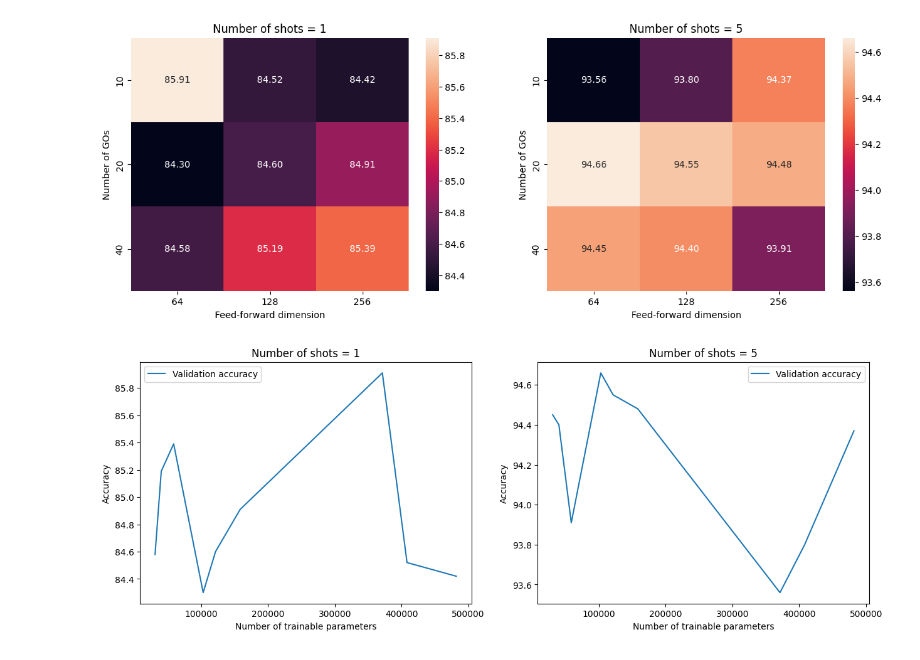
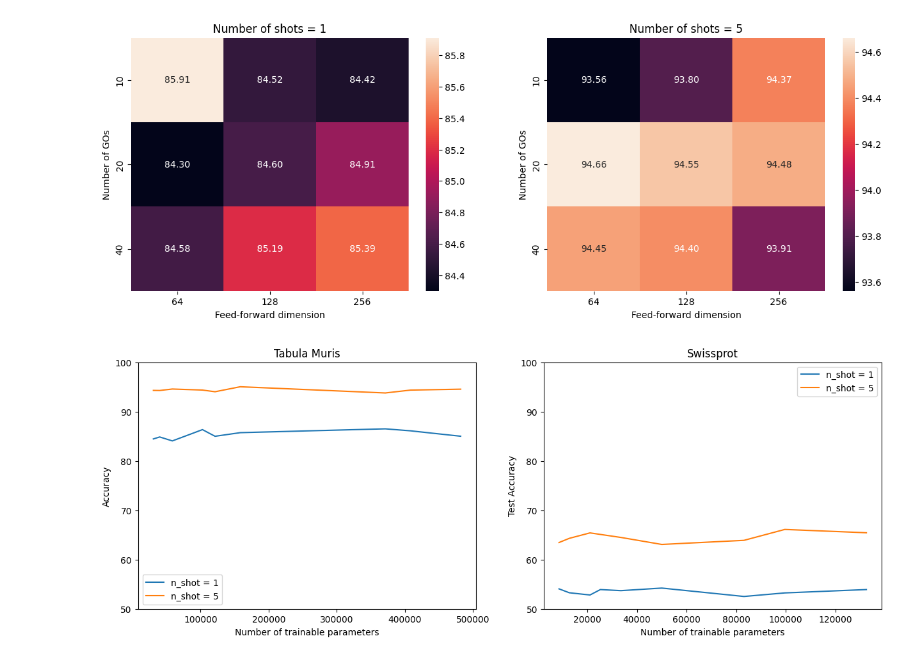
Before and after one commit to Hamzezi/DLBioProject, a Jupyter notebook: extract_results.ipynb, the cells around one changed output. Cells and saved outputs as stored; diff of their text form; code cells hidden in the pictures.

```diff
--- a/extract_results.ipynb
+++ b/extract_results.ipynb
@@ -153,0 +129,4 @@ df_results.to_csv(os.path.join(RESULTS_FOLDER, 'results.csv'), index=False)
+# %%
+df_results = pd.read_csv(os.path.join(RESULTS_FOLDER, 'results.csv'))
+
+display(df_results)
@@ -187,29 +188,43 @@ plt.show();
 # %%
 # plot evolution of accuracy with number of trainable parameters
 df_results['trainable_parameters'] = df_results['trainable_parameters'].astype(int)
 
 df_tm = df_results[df_results['dataset'] == 'tabula_muris'].copy()
+df_sp = df_results[df_results['dataset'] == 'swissprot'].copy()
 
 df_tm_n1 = df_tm[(df_tm['n_shot']==1) & df_tm['num_GOs'].notnull()].copy()
 df_tm_n5 = df_tm[(df_tm['n_shot']==5) & df_tm['num_GOs'].notnull()].copy()
 
+df_sp_n1 = df_sp[(df_sp['n_shot']==1) & df_sp['num_GOs'].notnull()].copy()
+df_sp_n5 = df_sp[(df_sp['n_shot']==5) & df_sp['num_GOs'].notnull()].copy()
+
 df_tm_n1.sort_values(by='trainable_parameters', inplace=True)
 df_tm_n5.sort_values(by='trainable_parameters', inplace=True)
 
+df_sp_n1.sort_values(by='trainable_parameters', inplace=True)
+df_sp_n5.sort_values(by='trainable_parameters', inplace=True)
+
+# plot evolution of accuracy with number of trainable parameters
 fig, ax = plt.subplots(1, 2, figsize=(15, 5))
 
-ax[0].plot(df_tm_n1['trainable_parameters'], df_tm_n1['val_acc'], label='Validation accuracy')
-ax[1].plot(df_tm_n5['trainable_parameters'], df_tm_n5['val_acc'], label='Validation accuracy')
+for axis in ax:
+    # set y axis limits
+    axis.set_ylim([50, 100])
 
-ax[0].set_title('Number of shots = 1')
-ax[1].set_title('Number of shots = 5')
+ax[0].plot(df_tm_n1['trainable_parameters'], df_tm_n1['test_acc'], label='n_shot = 1')
+ax[0].plot(df_tm_n5['trainable_parameters'], df_tm_n5['test_acc'], label='n_shot = 5')
+ax[0].set_title('Tabula Muris')
+ax[0].set_xlabel('Number of trainable parameters')
+ax[0].set_ylabel('Accuracy')
+ax[0].legend()
 
-for axis in ax:
-    axis.set_xlabel('Number of trainable parameters')
-    axis.set_ylabel('Accuracy')
-    axis.legend()
-
-plt.savefig(os.path.join(PLOT_FOLDER, 'acc_vs_params_tm.png'))
+ax[1].plot(df_sp_n1['trainable_parameters'], df_sp_n1['test_acc'], label='n_shot = 1')
+ax[1].plot(df_sp_n5['trainable_parameters'], df_sp_n5['test_acc'], label='n_shot = 5')
+ax[1].set_title('Swissprot')
+ax[1].set_xlabel('Number of trainable parameters')
+ax[1].set_ylabel('Test Accuracy')
+ax[1].legend()
+plt.savefig(os.path.join(PLOT_FOLDER, 'test_acc_vs_trainable_params.png'))
 plt.show();
 # %% [output]
-[figure, old version]
+[figure, new version]
```
Also changed, not shown: parts of 12 cells of this notebook, 1 other file.
